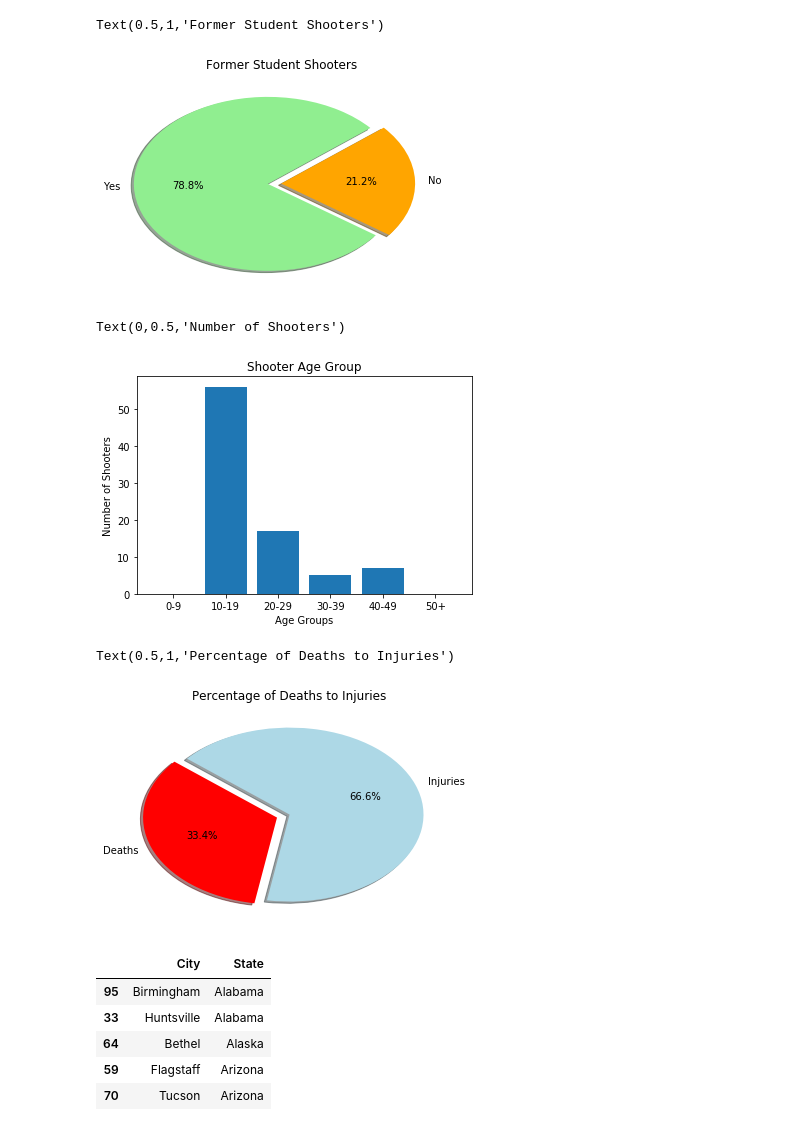
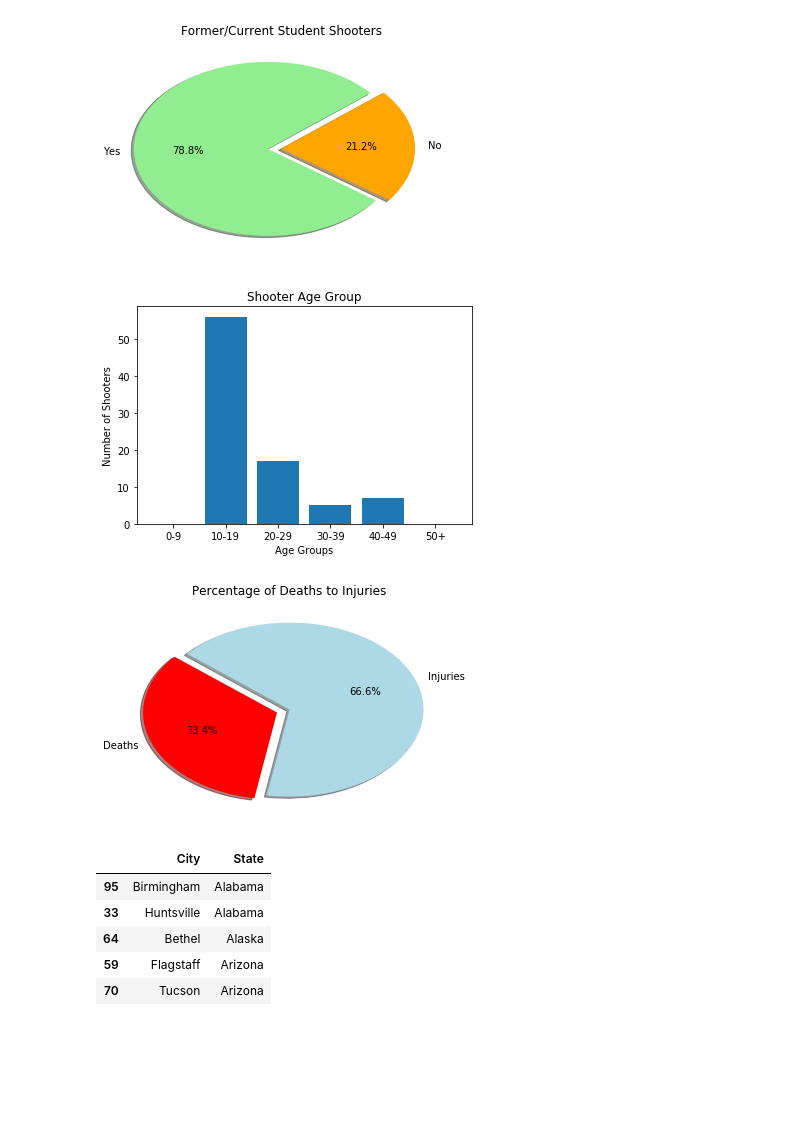
Before and after one commit to avangemert/TuThu-project-one, a Jupyter notebook: shootings_viz.ipynb, the cells around one changed output. Cells and saved outputs as stored; diff of their text form; code cells hidden in the pictures; blank space fills up the shorter version.

```diff
--- a/shootings_viz.ipynb
+++ b/shootings_viz.ipynb
@@ -14,3 +14,6 @@ school_shootings_df.head()
 | 2 | 1/17/1989 | Stockton, California | 6 | 32 | 38 | E | 1.0 | M | ... |
 | 3 | 4/20/1999 | Littleton, Colorado | 15 | 21 | 36 | H | 2.0 | M | ... |
 | 4 | 2/14/2018 | Parkland, Florida | 17 | 17 | 34 | H | 1.0 | M | ... |
+# %%
+school_shootings_df["Date"] = pd.to_datetime(school_shootings_df["Date"])
+school_shootings_df
@@ -67,20 +106,20 @@ Text(0.5,1,'Type of School')
 # %%
 # Pie chart of former students
 
 yes_formstudent_df = school_shootings_df.loc[school_shootings_df["Former Student"]=="Y"]
 yes_formstudent_count = len(yes_formstudent_df["Former Student"])
 no_formstudent_df = school_shootings_df.loc[school_shootings_df["Former Student"]=="N"]
 no_formstudent_count = len(no_formstudent_df["Former Student"])
 former_student = [yes_formstudent_count,no_formstudent_count]
 labels = ["Yes","No"]
 colors = ["lightgreen","orange"]
 explode = [0.1,0]
 plt.pie(former_student, explode=explode, labels=labels, colors=colors,
         autopct="%1.1f%%", shadow=True, startangle=40)
-plt.title("Former Student Shooters")
+plt.title("Former/Current Student Shooters")
+plt.show()
 # %% [output]
-Text(0.5,1,'Former Student Shooters')
-[figure, old version]
+[figure, new version]
 # %%
 # Bar chart of age groups of shooters
 
@@ -105,8 +144,8 @@ plt.bar(group_names,age_groups)
 plt.title("Shooter Age Group")
 plt.xlabel("Age Groups")
 plt.ylabel("Number of Shooters")
+plt.show()
 # %% [output]
-Text(0,0.5,'Number of Shooters')
 [figure]
 # %%
 total_deaths = school_shootings_df["Deaths"].sum()
@@ -119,8 +158,8 @@ explode = [0.1,0]
 plt.pie(victims, explode=explode, labels=labels, colors=colors,
         autopct="%1.1f%%", shadow=True, startangle=140)
 plt.title("Percentage of Deaths to Injuries")
+plt.show()
 # %% [output]
-Text(0.5,1,'Percentage of Deaths to Injuries')
 [figure]
 # %%
 city_state = pd.DataFrame(school_shootings_df["Location"].str.split(',').tolist(),columns=["City","State"])
```
Also changed, not shown: parts of 17 cells of this notebook.
